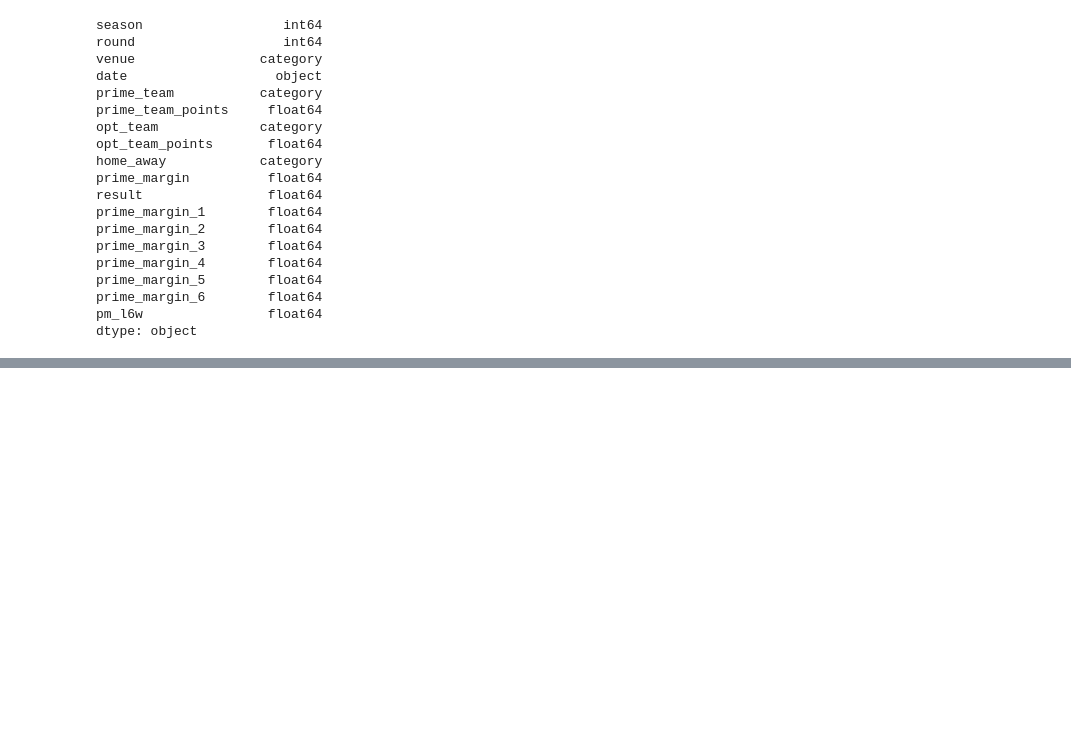
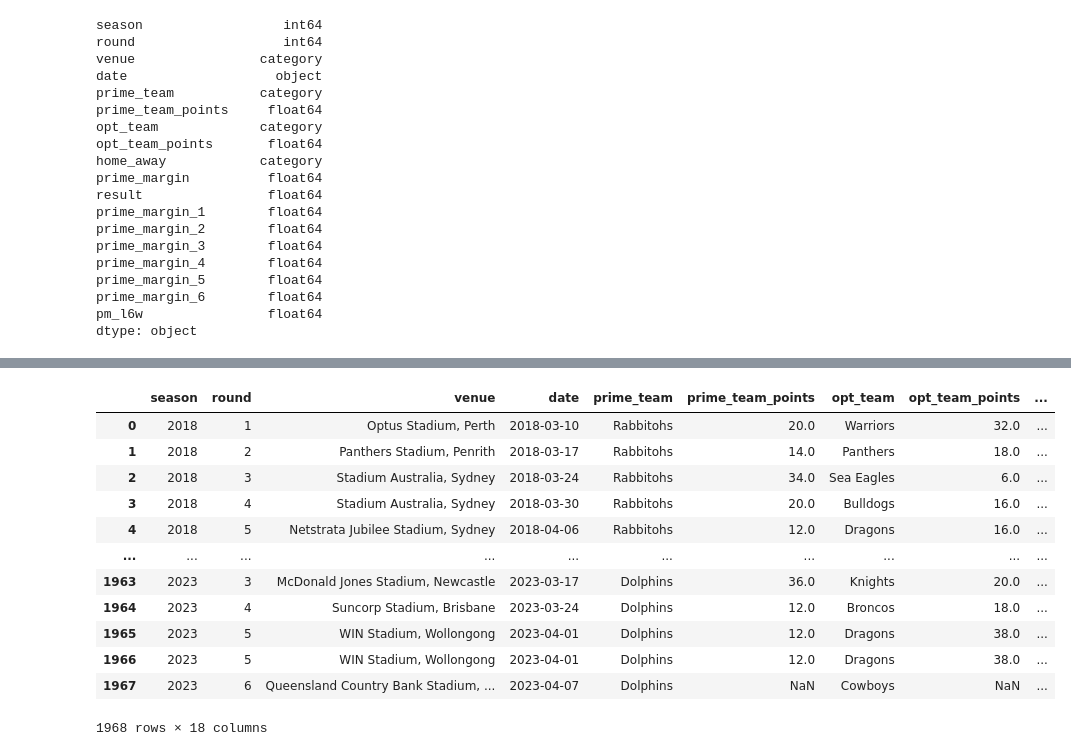
Before and after one commit to cmckeague/nrl_ml_tipping, a Jupyter notebook: notebooks/xgb.ipynb, the cells around one changed output, grey strips where cells are left out. Saved outputs shown, nothing was run; the diff lists cells and outputs as text; code cells hidden in the pictures; blank space fills up the shorter version.

```diff
--- a/notebooks/xgb.ipynb
+++ b/notebooks/xgb.ipynb
@@ -180,2 +182,18 @@ pyplot.show()
+# %%
+df
+# %% [output]
+|  | season | round | venue | date | prime_team | prime_team_points | opt_team | opt_team_points | ... |
+| 0 | 2018 | 1 | Optus Stadium, Perth | 2018-03-10 | Rabbitohs | 20.0 | Warriors | 32.0 | ... |
+| 1 | 2018 | 2 | Panthers Stadium, Penrith | 2018-03-17 | Rabbitohs | 14.0 | Panthers | 18.0 | ... |
+| 2 | 2018 | 3 | Stadium Australia, Sydney | 2018-03-24 | Rabbitohs | 34.0 | Sea Eagles | 6.0 | ... |
+| 3 | 2018 | 4 | Stadium Australia, Sydney | 2018-03-30 | Rabbitohs | 20.0 | Bulldogs | 16.0 | ... |
+| 4 | 2018 | 5 | Netstrata Jubilee Stadium, Sydney | 2018-04-06 | Rabbitohs | 12.0 | Dragons | 16.0 | ... |
+| ... | ... | ... | ... | ... | ... | ... | ... | ... | ... |
+| 1963 | 2023 | 3 | McDonald Jones Stadium, Newcastle | 2023-03-17 | Dolphins | 36.0 | Knights | 20.0 | ... |
+| 1964 | 2023 | 4 | Suncorp Stadium, Brisbane | 2023-03-24 | Dolphins | 12.0 | Broncos | 18.0 | ... |
+| 1965 | 2023 | 5 | WIN Stadium, Wollongong | 2023-04-01 | Dolphins | 12.0 | Dragons | 38.0 | ... |
+| 1966 | 2023 | 5 | WIN Stadium, Wollongong | 2023-04-01 | Dolphins | 12.0 | Dragons | 38.0 | ... |
+| 1967 | 2023 | 6 | Queensland Country Bank Stadium, ... | 2023-04-07 | Dolphins | NaN | Cowboys | NaN | ... |
+1968 rows × 18 columns
 # %%
 nr_pred=clf.predict(df.loc[(df.season==2023) &
```
Also changed, not shown: parts of 12 cells of this notebook, 2 other files.
